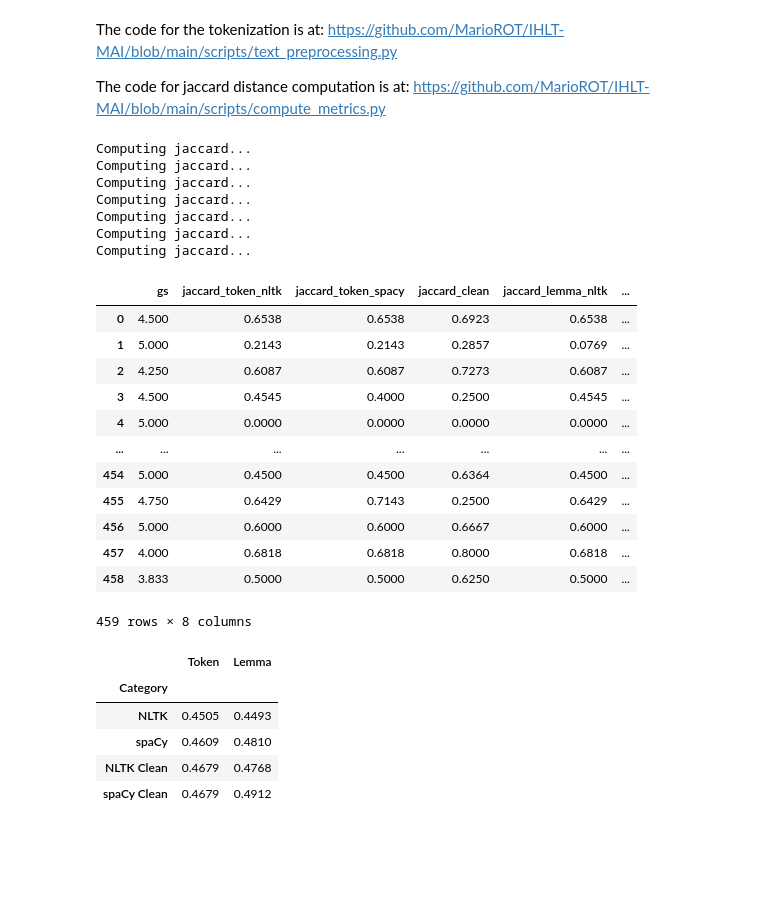
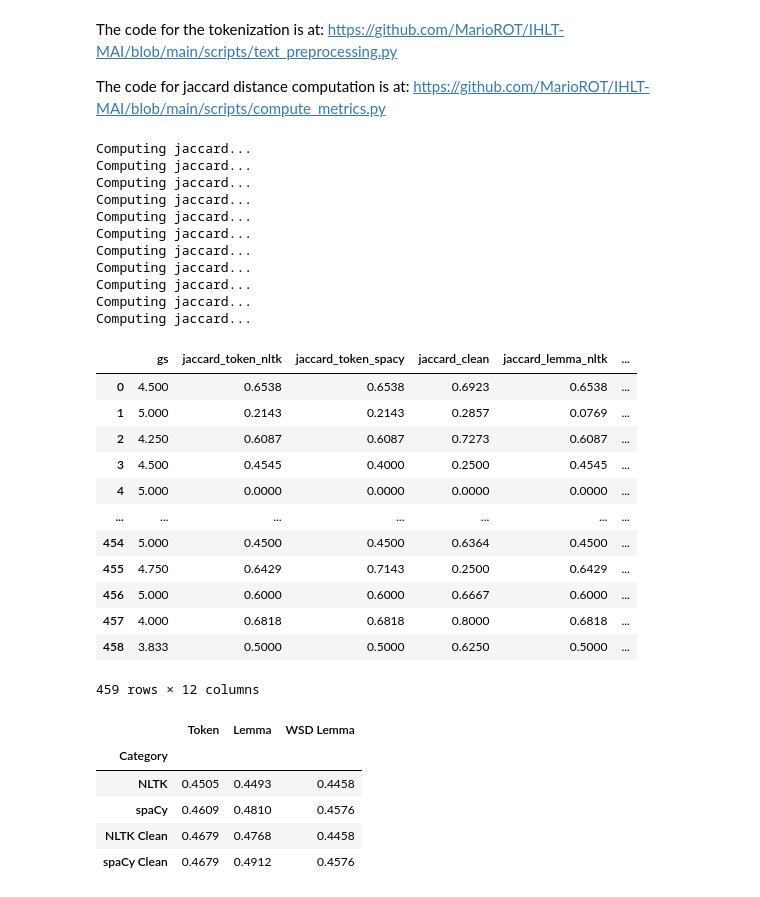
Before and after one commit to MarioROT/IHLT-MAI, a Jupyter notebook: Session6_MarioRosas_AlamLopez.ipynb, the cells around one changed output. Cells and saved outputs as stored; diff of their text form; code cells hidden in the pictures; blank space fills up the shorter version.

```diff
--- a/Session6_MarioRosas_AlamLopez.ipynb
+++ b/Session6_MarioRosas_AlamLopez.ipynb
@@ -97,6 +103,28 @@ dt[13]=tp.lemmatize_data(list(dt[3]),'nltk')
 # spaCy
 dt[14]=tp.lemmatize_data(list(dt[2]),'spacy')
 dt[15]=tp.lemmatize_data(list(dt[3]),'spacy')
+
+#--Word Desambiguation with Lemmas NLTK
+
+dt[16]= tp.lesk_lemmatize_data(list(dt[12]),'nltk')
+dt[17]= tp.lesk_lemmatize_data(list(dt[13]),'nltk')
+# %%
+
+#--Word Desambiguation with Lemmas Spacy
+
+dt[18]= tp.lesk_lemmatize_data(list(dt[14]),'nltk')
+dt[19]= tp.lesk_lemmatize_data(list(dt[15]),'nltk')
+
+
+#--Word Desambiguation with Lemmas NLTK
+
+dt[20]=  tp.lesk_lemmatize_data(list(dt[8]),'nltk')
+dt[21]= tp.lesk_lemmatize_data(list(dt[9]),'nltk')
+
+#--Word Desambiguation with Lemmas Spacy
+
+dt[22]= tp.lesk_lemmatize_data(list(dt[10]),'nltk')
+dt[23]= tp.lesk_lemmatize_data(list(dt[11]),'nltk')
 # %% [markdown]
 The code for the tokenization is at: https://github.com/MarioROT/IHLT-MAI/blob/main/scripts/text_preprocessing.py
 
@@ -125,6 +153,20 @@ dt['jaccard_lemma_clean_nltk']=cm_lemma_clean_nltk.do()['jaccard']
 
 cm_lemma_clean_spacy = ComputeMetrics(dt[[14,15]].to_numpy(), ['jaccard'], 1)
 dt['jaccard_lemma_clean_spacy']=cm_lemma_clean_spacy.do()['jaccard']
+
+#WSD
+
+cm_wsd_lemma_clean_nltk = ComputeMetrics(dt[[16,17]].to_numpy(), ['jaccard'], 1)
+dt['jaccard_lemma_wsd_clean_nltk']=cm_wsd_lemma_clean_nltk.do()['jaccard']
+
+cm_wsd_lemma_clean_spacy = ComputeMetrics(dt[[18,19]].to_numpy(), ['jaccard'], 1)
+dt['jaccard_lemma_wsd_clean_spacy']=cm_wsd_lemma_clean_spacy.do()['jaccard']
+
+cm_wsd_lemma_nltk = ComputeMetrics(dt[[20,21]].to_numpy(), ['jaccard'], 1)
+dt['jaccard_lemma_wsd_nltk']=cm_wsd_lemma_clean_nltk.do()['jaccard']
+
+cm_wsd_lemma_spacy = ComputeMetrics(dt[[22,23]].to_numpy(), ['jaccard'], 1)
+dt['jaccard_lemma_wsd_spacy']=cm_wsd_lemma_clean_spacy.do()['jaccard']
 # %% [output]
 Computing jaccard...
 Computing jaccard...
@@ -133,8 +175,12 @@ Computing jaccard...
 Computing jaccard...
 Computing jaccard...
 Computing jaccard...
+Computing jaccard...
+Computing jaccard...
+Computing jaccard...
+Computing jaccard...
 # %%
-dt[['gs','jaccard_token_nltk','jaccard_token_spacy','jaccard_clean','jaccard_lemma_nltk','jaccard_lemma_clean_nltk','jaccard_lemma_spacy','jaccard_lemma_clean_spacy']]
+dt[['gs','jaccard_token_nltk','jaccard_token_spacy','jaccard_clean','jaccard_lemma_nltk','jaccard_lemma_clean_nltk','jaccard_lemma_spacy','jaccard_lemma_clean_spacy','jaccard_lemma_wsd_clean_nltk','jaccard_lemma_wsd_nltk','jaccard_lemma_wsd_clean_spacy','jaccard_lemma_wsd_spacy']] #
 # %% [output]
 |  | gs | jaccard_token_nltk | jaccard_token_spacy | jaccard_clean | jaccard_lemma_nltk | ... |
 | 0 | 4.500 | 0.6538 | 0.6538 | 0.6923 | 0.6538 | ... |
@@ -148,24 +194,28 @@ dt[['gs','jaccard_token_nltk','jaccard_token_spacy','jaccard_clean','jaccard_lem
 | 456 | 5.000 | 0.6000 | 0.6000 | 0.6667 | 0.6000 | ... |
 | 457 | 4.000 | 0.6818 | 0.6818 | 0.8000 | 0.6818 | ... |
 | 458 | 3.833 | 0.5000 | 0.5000 | 0.6250 | 0.5000 | ... |
-459 rows × 8 columns
+459 rows × 12 columns
 # %%
-results = {'Category':['NLTK', 'spaCy', 'NLTK Clean', 'spaCy Clean'],'Token':[], 'Lemma':[]}
+results = {'Category':['NLTK', 'spaCy', 'NLTK Clean', 'spaCy Clean'],'Token':[], 'Lemma':[],'WSD Lemma':[],}
 results['Token'].append(pearsonr(dt['gs'], 1-dt['jaccard_token_nltk'])[0])
 results['Token'].append(pearsonr(dt['gs'], 1-dt['jaccard_token_spacy'])[0])
 results['Token'].append(pearsonr(dt['gs'], 1-dt['jaccard_clean'])[0])
 results['Token'].append(pearsonr(dt['gs'], 1-dt['jaccard_clean'])[0])
 results['Lemma'].append(pearsonr(dt['gs'], 1-dt['jaccard_lemma_nltk'])[0])
 results['Lemma'].append(pearsonr(dt['gs'], 1-dt['jaccard_lemma_clean_nltk'])[0])
 results['Lemma'].append(pearsonr(dt['gs'], 1-dt['jaccard_lemma_spacy'])[0])
 results['Lemma'].append(pearsonr(dt['gs'], 1-dt['jaccard_lemma_clean_spacy'])[0])
+results['WSD Lemma'].append(pearsonr(dt['gs'], 1-dt['jaccard_lemma_wsd_nltk'])[0])
+results['WSD Lemma'].append(pearsonr(dt['gs'], 1-dt['jaccard_lemma_wsd_spacy'])[0])
+results['WSD Lemma'].append(pearsonr(dt['gs'], 1-dt['jaccard_lemma_wsd_clean_nltk'])[0])
+results['WSD Lemma'].append(pearsonr(dt['gs'], 1-dt['jaccard_lemma_wsd_clean_spacy'])[0])
 
 results = pd.DataFrame(results)
 results.set_index('Category')
 # %% [output]
-|  | Token | Lemma |
-| Category |  |  |
-| NLTK | 0.4505 | 0.4493 |
-| spaCy | 0.4609 | 0.4810 |
-| NLTK Clean | 0.4679 | 0.4768 |
-| spaCy Clean | 0.4679 | 0.4912 |
+|  | Token | Lemma | WSD Lemma |
+| Category |  |  |  |
+| NLTK | 0.4505 | 0.4493 | 0.4458 |
+| spaCy | 0.4609 | 0.4810 | 0.4576 |
+| NLTK Clean | 0.4679 | 0.4768 | 0.4458 |
+| spaCy Clean | 0.4679 | 0.4912 | 0.4576 |
```
Also changed, not shown: parts of 5 cells of this notebook.
